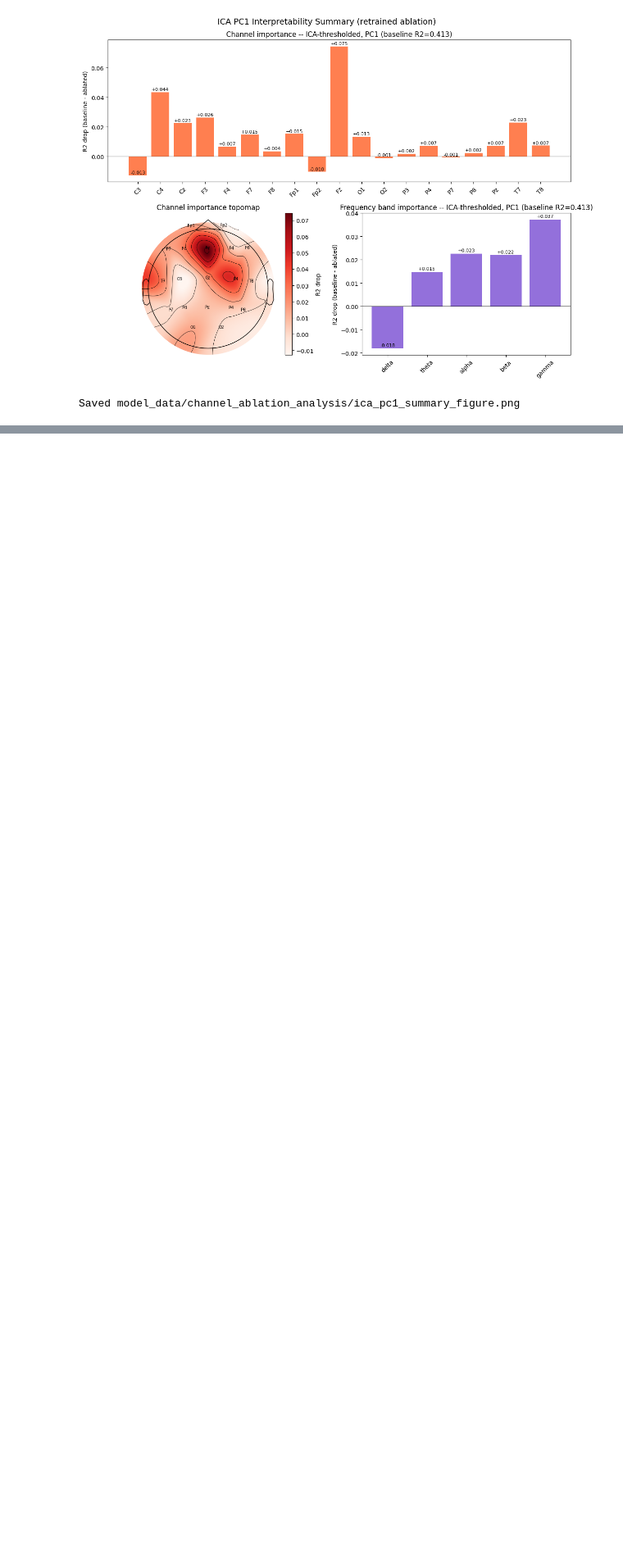
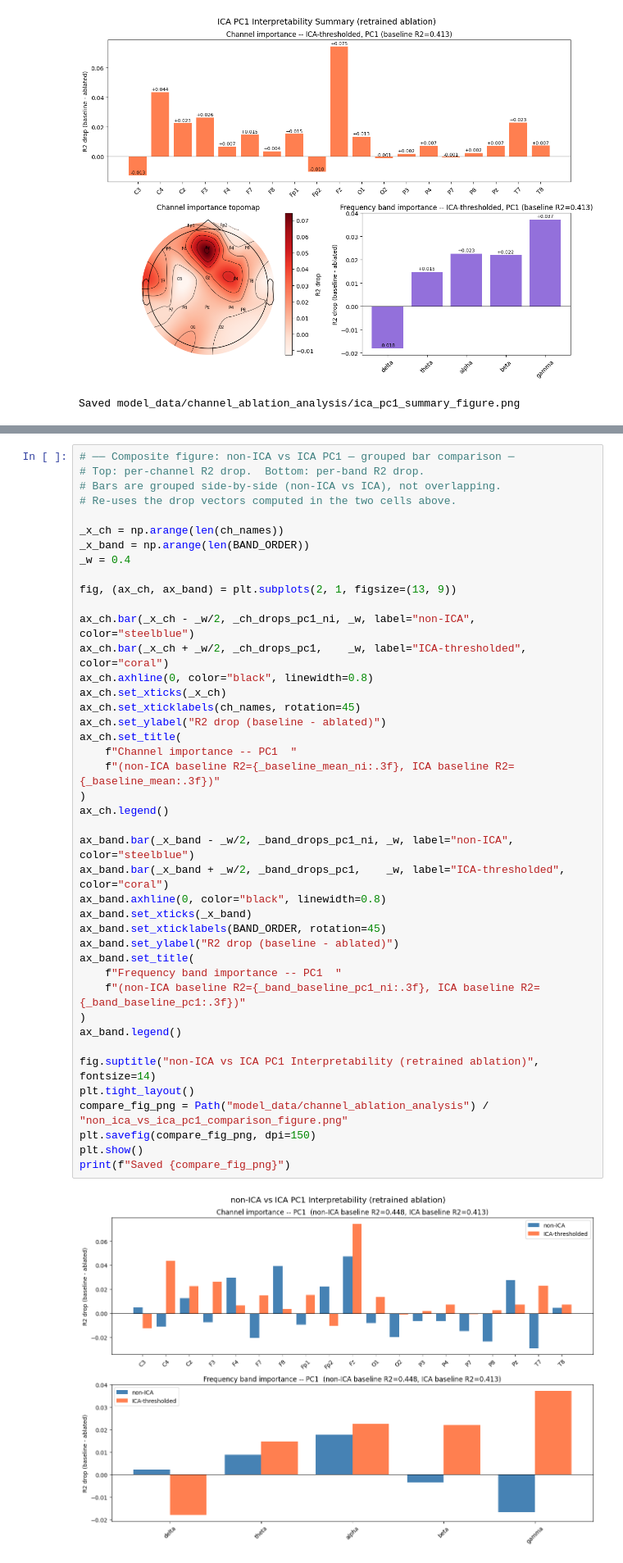
Before and after one commit to william2952/EEG_FDG_dementia, a Jupyter notebook: interpretability_analysis.ipynb, the cells around one changed output, grey strips where cells are left out. Shown at 82% size. Drawn from its saved outputs; the diff is of its cells as text; blank space fills up the shorter version.

```diff
--- a/interpretability_analysis.ipynb
+++ b/interpretability_analysis.ipynb
@@ -1019,0 +1085,44 @@ Saved model_data/channel_ablation_analysis/ica_pc1_summary_figure.png
+# %%
+# ── Composite figure: non-ICA vs ICA PC1 — grouped bar comparison ─
+# Top: per-channel R2 drop.  Bottom: per-band R2 drop.
+# Bars are grouped side-by-side (non-ICA vs ICA), not overlapping.
+# Re-uses the drop vectors computed in the two cells above.
+
+_x_ch = np.arange(len(ch_names))
+_x_band = np.arange(len(BAND_ORDER))
+_w = 0.4
+
+fig, (ax_ch, ax_band) = plt.subplots(2, 1, figsize=(13, 9))
+
+ax_ch.bar(_x_ch - _w/2, _ch_drops_pc1_ni, _w, label="non-ICA", color="steelblue")
+ax_ch.bar(_x_ch + _w/2, _ch_drops_pc1,    _w, label="ICA-thresholded", color="coral")
+ax_ch.axhline(0, color="black", linewidth=0.8)
+ax_ch.set_xticks(_x_ch)
+ax_ch.set_xticklabels(ch_names, rotation=45)
+ax_ch.set_ylabel("R2 drop (baseline - ablated)")
+ax_ch.set_title(
+    f"Channel importance -- PC1  "
+    f"(non-ICA baseline R2={_baseline_mean_ni:.3f}, ICA baseline R2={_baseline_mean:.3f})"
+)
+ax_ch.legend()
+
+ax_band.bar(_x_band - _w/2, _band_drops_pc1_ni, _w, label="non-ICA", color="steelblue")
+ax_band.bar(_x_band + _w/2, _band_drops_pc1,    _w, label="ICA-thresholded", color="coral")
+ax_band.axhline(0, color="black", linewidth=0.8)
+ax_band.set_xticks(_x_band)
+ax_band.set_xticklabels(BAND_ORDER, rotation=45)
+ax_band.set_ylabel("R2 drop (baseline - ablated)")
+ax_band.set_title(
+    f"Frequency band importance -- PC1  "
+    f"(non-ICA baseline R2={_band_baseline_pc1_ni:.3f}, ICA baseline R2={_band_baseline_pc1:.3f})"
+)
+ax_band.legend()
+
+fig.suptitle("non-ICA vs ICA PC1 Interpretability (retrained ablation)", fontsize=14)
+plt.tight_layout()
+compare_fig_png = Path("model_data/channel_ablation_analysis") / "non_ica_vs_ica_pc1_comparison_figure.png"
+plt.savefig(compare_fig_png, dpi=150)
+plt.show()
+print(f"Saved {compare_fig_png}")
+# %% [output]
+[figure, added]
```
Also changed, not shown: parts of 2 cells of this notebook, 1 other file.
